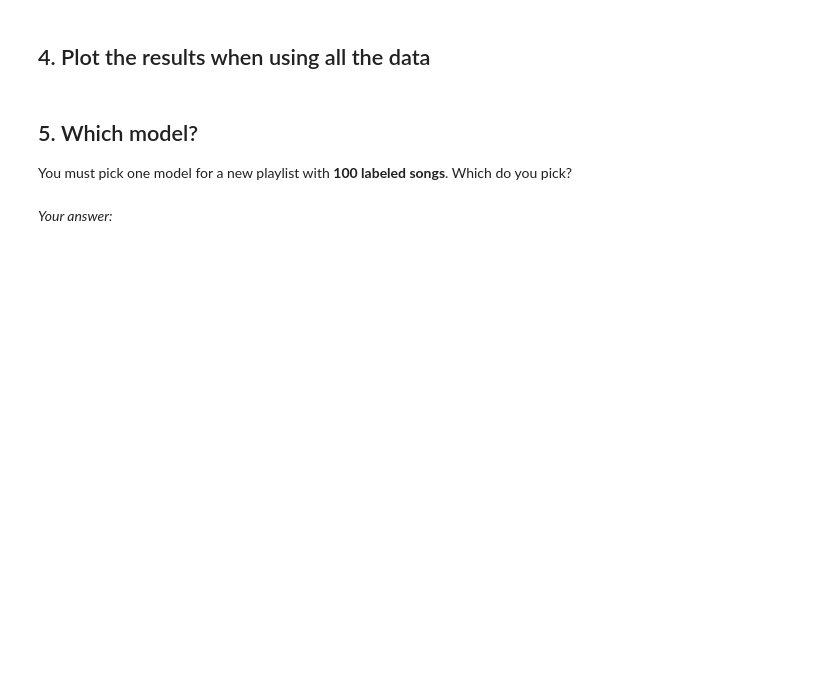
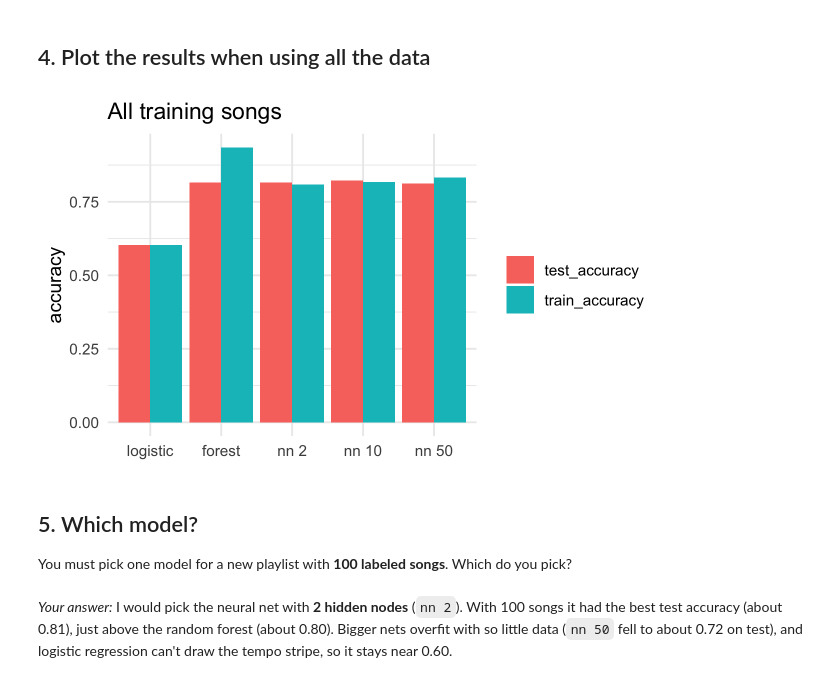
Before and after one commit to hiyaa1106/codespace, a Jupyter notebook: exercises/16-nn-exercise.ipynb, the cells around one changed output. Drawn from its saved outputs; the diff is of its cells as text; code cells hidden in the pictures; blank space fills up the shorter version.

```diff
--- a/exercises/16-nn-exercise.ipynb
+++ b/exercises/16-nn-exercise.ipynb
@@ -120,6 +177,17 @@ Run `compare_models()` again, with all of `train` (about 5,500 songs).
+# %%
+# Chart code goes here
+results_all |>
+    pivot_longer(c(train_accuracy, test_accuracy), names_to = 'data', values_to = 'accuracy') |>
+    mutate(model = factor(model, levels = results_all$model)) |>
+    ggplot(aes(x = model, y = accuracy, fill = data)) +
+    geom_col(position = 'dodge') +
+    labs(title = 'All training songs', x = NULL, y = 'accuracy', fill = NULL) +
+    theme_minimal()
+# %% [output]
+[figure, added]
 # %% [markdown]
 ## 5. Which model?
 
 You must pick one model for a new playlist with **100 labeled songs**. Which do you pick?
-# %% [markdown]
-*Your answer:*
+# %% [markdown]
+*Your answer:* I would pick the neural net with **2 hidden nodes** (`nn 2`). With 100 songs it had the best test accuracy (about 0.81), just above the random forest (about 0.80). Bigger nets overfit with so little data (`nn 50` fell to about 0.72 on test), and logistic regression can't draw the tempo stripe, so it stays near 0.60.
```
Also changed, not shown: parts of 9 cells of this notebook, 1 other file.
